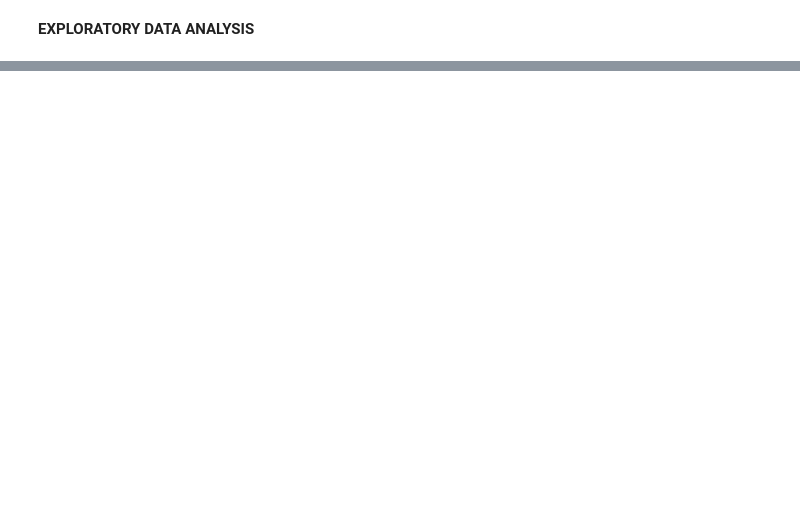
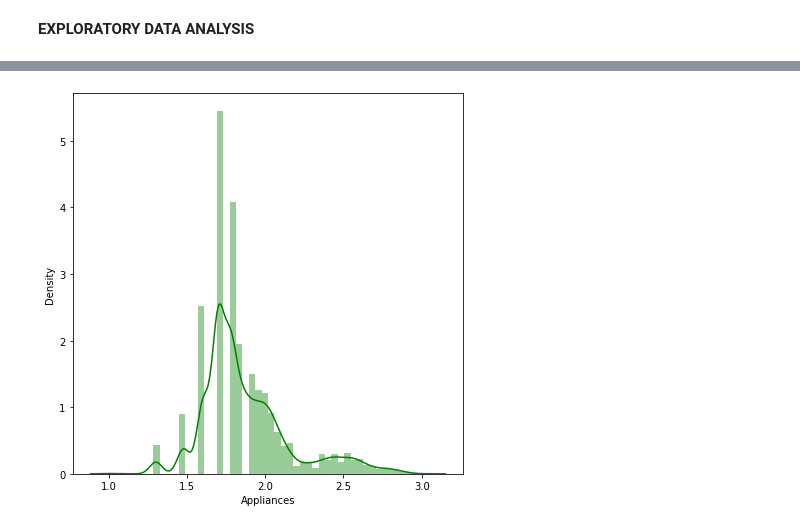
Before and after one commit to m123m12/data_application_energy-project, a Jupyter notebook: data_application_energy.ipynb, the cells around one changed output, grey strips where cells are left out. Saved outputs shown, nothing was run; the diff lists cells and outputs as text; code cells hidden in the pictures; blank space fills up the shorter version.

```diff
--- a/data_application_energy.ipynb
+++ b/data_application_energy.ipynb
@@ -98,0 +107,7 @@ From above inspection we observe there are no null values in any column and  dup
+# %%
+# Dependent variable 'Appliances'
+plt.figure(figsize=(7,7))
+sns.distplot(np.log10(data_application_energy['Appliances']),color="green")
+plt.show()
+# %% [output]
+[figure, added]
```
Also changed, not shown: parts of 1 cell of this notebook.
